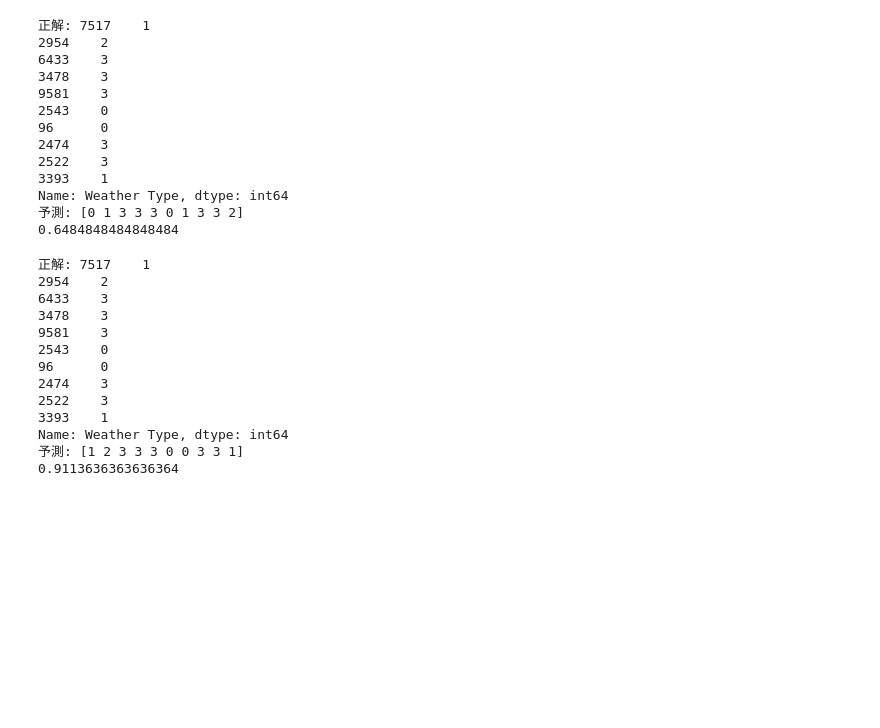
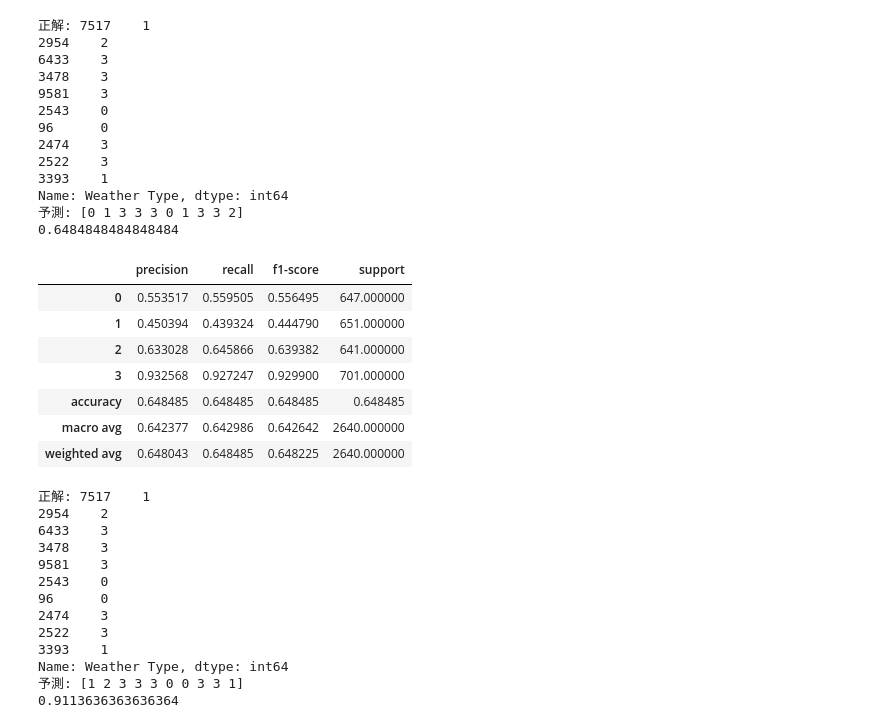
Before and after one commit to ietsuka/weather_divide_ml, a Jupyter notebook: weather_divide.ipynb, the cells around one changed output. Saved outputs shown, nothing was run; the diff lists cells and outputs as text; code cells hidden in the pictures; blank space fills up the shorter version.

```diff
--- a/weather_divide.ipynb
+++ b/weather_divide.ipynb
@@ -386,6 +386,19 @@ print(accuracy_score(y_s_test, y_s_pred))
 Name: Weather Type, dtype: int64
 予測: [0 1 3 3 3 0 1 3 3 2]
 0.6484848484848484
+# %%
+report = classification_report(y_s_test, y_s_pred, output_dict=True)
+df_report = pd.DataFrame(report).transpose()
+df_report
+# %% [output]
+|  | precision | recall | f1-score | support |
+| 0 | 0.553517 | 0.559505 | 0.556495 | 647.000000 |
+| 1 | 0.450394 | 0.439324 | 0.444790 | 651.000000 |
+| 2 | 0.633028 | 0.645866 | 0.639382 | 641.000000 |
+| 3 | 0.932568 | 0.927247 | 0.929900 | 701.000000 |
+| accuracy | 0.648485 | 0.648485 | 0.648485 | 0.648485 |
+| macro avg | 0.642377 | 0.642986 | 0.642642 | 2640.000000 |
+| weighted avg | 0.648043 | 0.648485 | 0.648225 | 2640.000000 |
 # %%
 clf4 = RandomForestClassifier(n_estimators=100 , random_state=42)
 clf4.fit(x_m_train, y_m_train)
```
Also changed, not shown: parts of 7 cells of this notebook.
